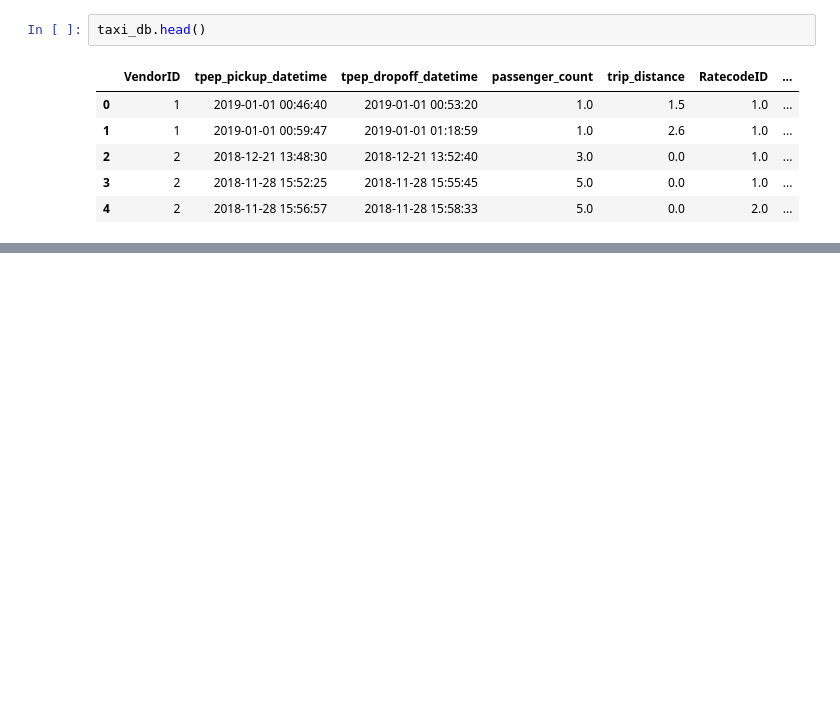
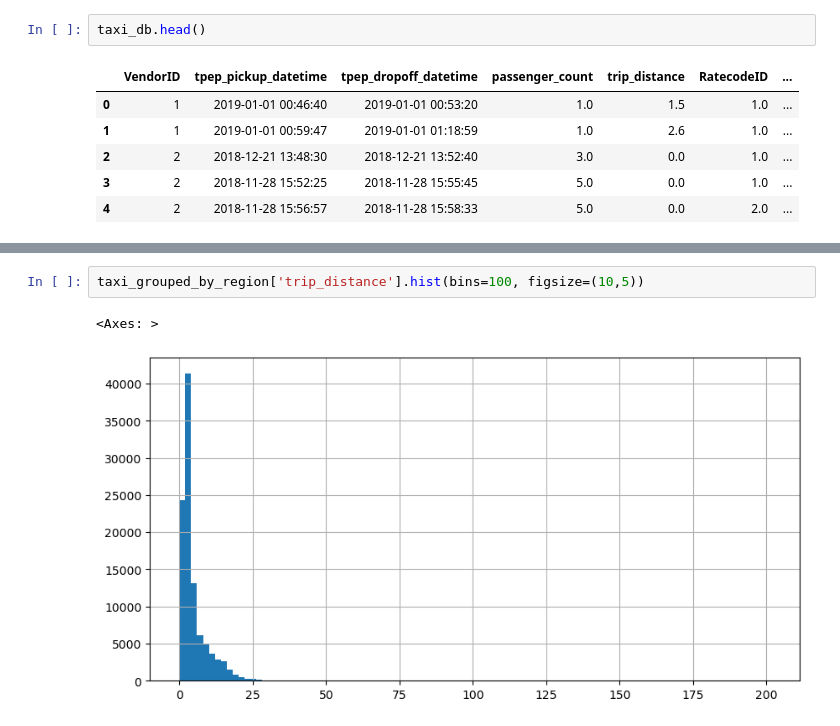
Before and after one commit to ebraheem002/nyc-taxi, a Jupyter notebook: presentable nootebook.ipynb, the cells around one changed output, grey strips where cells are left out. Cells and saved outputs as stored; diff of their text form; blank space fills up the shorter version.

```diff
--- a/presentable nootebook.ipynb
+++ b/presentable nootebook.ipynb
@@ -17,0 +183,5 @@ taxi_db.shape
+# %%
+taxi_grouped_by_region['trip_distance'].hist(bins=100, figsize=(10,5))
+# %% [output]
+<Axes: >
+[figure, added]
```
Also changed, not shown: parts of 36 cells of this notebook, 3 other files.
